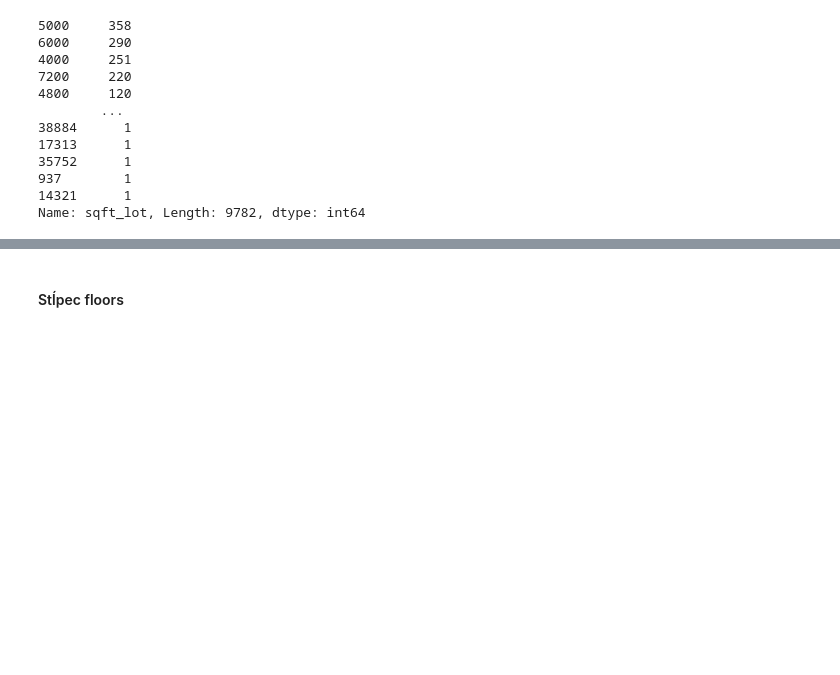
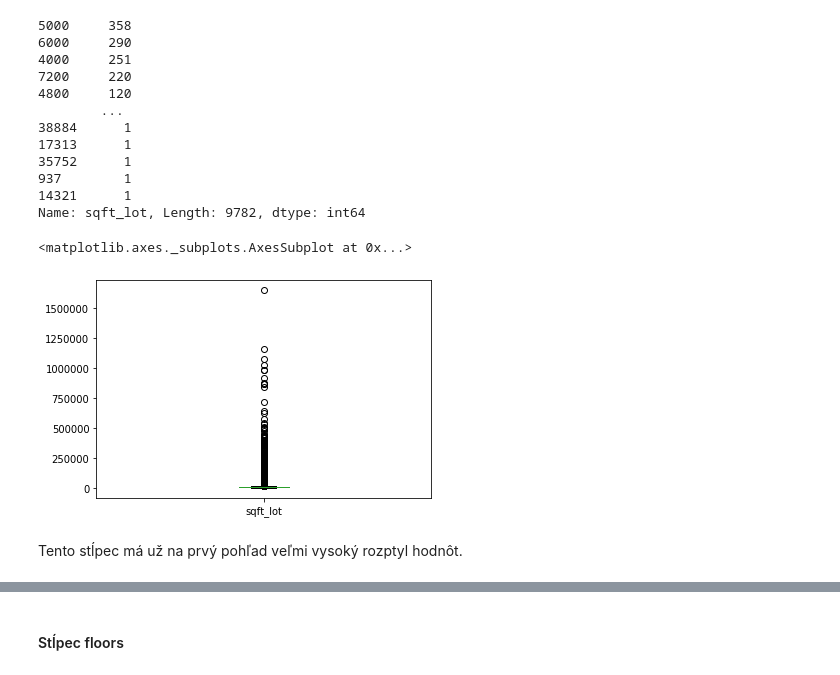
Before and after one commit to mirec3009/oznal_project, a Jupyter notebook: Explorativna_analyza.ipynb, the cells around one changed output, grey strips where cells are left out. Saved outputs shown, nothing was run; the diff lists cells and outputs as text; code cells hidden in the pictures; blank space fills up the shorter version.

```diff
--- a/Explorativna_analyza.ipynb
+++ b/Explorativna_analyza.ipynb
@@ -387,3 +389,10 @@ df["sqft_lot"].value_counts()
 937        1
 14321      1
 Name: sqft_lot, Length: 9782, dtype: int64
+# %%
+df["sqft_lot"].plot(kind='box')
+# %% [output]
+<matplotlib.axes._subplots.AxesSubplot at 0x...>
+[figure, added]
+# %% [markdown]
+Tento stĺpec má už na prvý pohľad veľmi vysoký rozptyl hodnôt.
```
Also changed, not shown: parts of 19 cells of this notebook.
